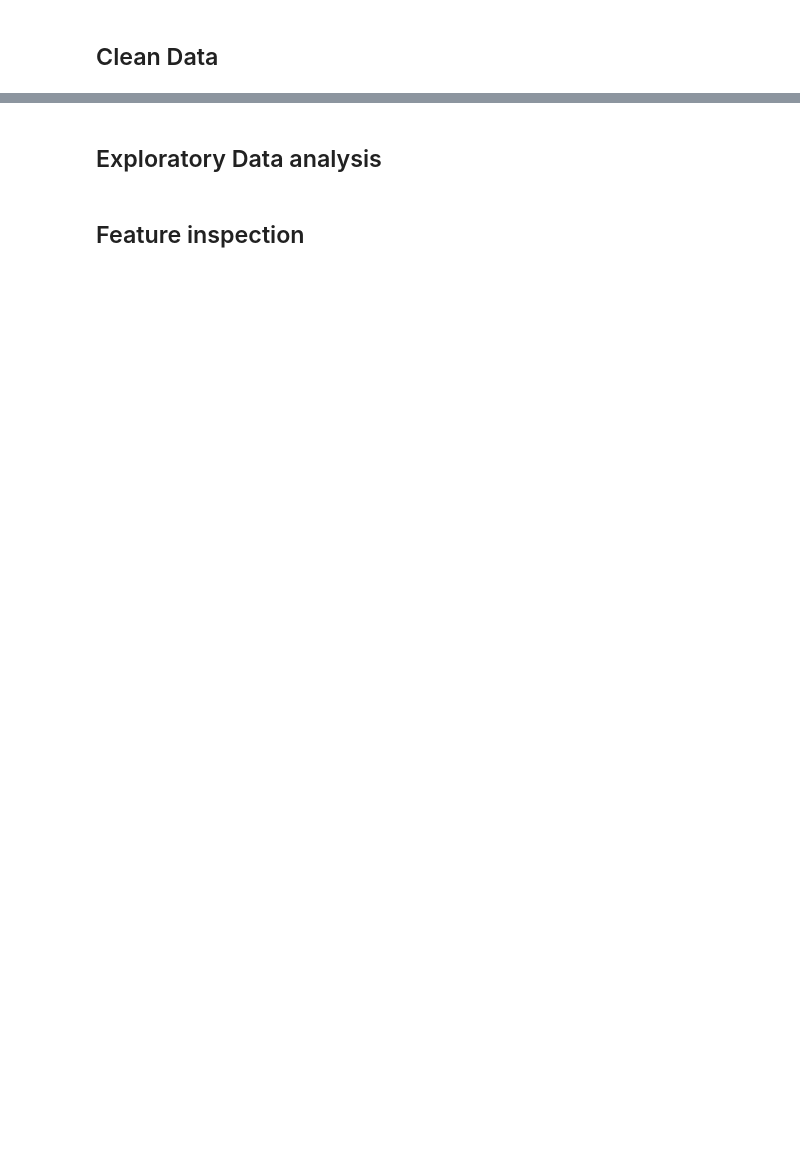
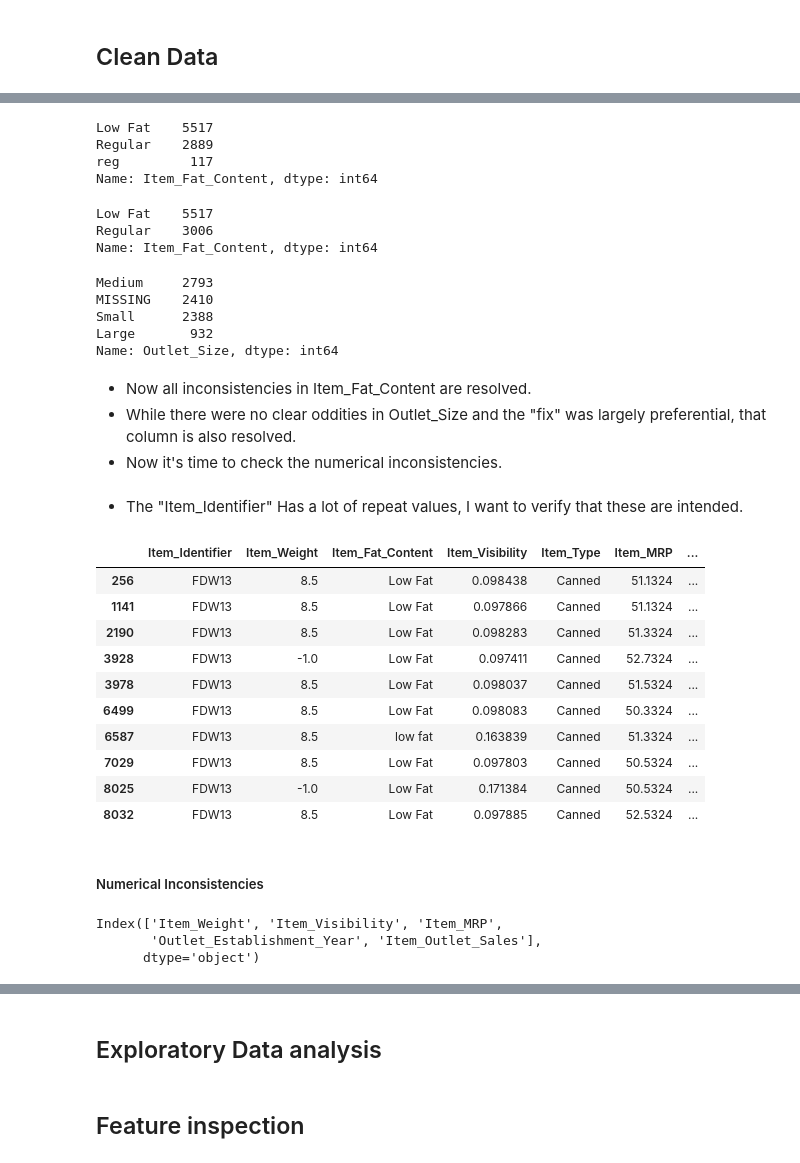
Before and after one commit to ThomasLane1820/Prediction-of-Product-Sales, a Jupyter notebook: Production_of_Product_Sales.ipynb, the cells around one changed output, grey strips where cells are left out. Drawn from its saved outputs; the diff is of its cells as text; code cells hidden in the pictures; blank space fills up the shorter version.

```diff
--- a/Production_of_Product_Sales.ipynb
+++ b/Production_of_Product_Sales.ipynb
@@ -11,0 +109,3 @@
+# %%
+# Replacing the missing "Outlet_Size" values with the placeholder value of "MISSING".
+df['Outlet_Size'] = df["Outlet_Size"].fillna("MISSING")
@@ -11,0 +198,61 @@
+# %%
+# Replacing "LF" and "low fat" with "Low Fat" in Item_Fat_Content.
+df['Item_Fat_Content'] = df['Item_Fat_Content'].replace({'LF': 'Low Fat',
+                                                         'low fat': 'Low Fat'})
+df['Item_Fat_Content'].value_counts()
+# %% [output]
+Low Fat    5517
+Regular    2889
+reg         117
+Name: Item_Fat_Content, dtype: int64
+# %%
+# Replacing "reg" with "Regular".
+df['Item_Fat_Content'] = df['Item_Fat_Content'].replace({'reg': 'Regular'})
+# Ensuring that the oddities are resovled
+df['Item_Fat_Content'].value_counts()
+# %% [output]
+Low Fat    5517
+Regular    3006
+Name: Item_Fat_Content, dtype: int64
+# %%
+# Replacing "High" with "Large" in Outlet_Size for sizing terminology consistency
+df['Outlet_Size'] = df['Outlet_Size'].replace({'High': 'Large'})
+# Ensuring that the oddities are resovled
+df['Outlet_Size'].value_counts()
+# %% [output]
+Medium     2793
+MISSING    2410
+Small      2388
+Large       932
+Name: Outlet_Size, dtype: int64
+# %% [markdown]
+- Now all inconsistencies in Item_Fat_Content are resolved.
+- While there were no clear oddities in Outlet_Size and the "fix" was largely preferential, that column is also resolved.
+- Now it's time to check the numerical inconsistencies.
+# %% [markdown]
+- The "Item_Identifier" Has a lot of repeat values, I want to verify that these are intended.
+# %%
+# Verifying that the duplicate "Item_Identifier" values are unique rather than near copies
+df[df['Item_Identifier'] == 'FDW13']
+# %% [output]
+|  | Item_Identifier | Item_Weight | Item_Fat_Content | Item_Visibility | Item_Type | Item_MRP | ... |
+| 256 | FDW13 | 8.5 | Low Fat | 0.098438 | Canned | 51.1324 | ... |
+| 1141 | FDW13 | 8.5 | Low Fat | 0.097866 | Canned | 51.1324 | ... |
+| 2190 | FDW13 | 8.5 | Low Fat | 0.098283 | Canned | 51.3324 | ... |
+| 3928 | FDW13 | -1.0 | Low Fat | 0.097411 | Canned | 52.7324 | ... |
+| 3978 | FDW13 | 8.5 | Low Fat | 0.098037 | Canned | 51.5324 | ... |
+| 6499 | FDW13 | 8.5 | Low Fat | 0.098083 | Canned | 50.3324 | ... |
+| 6587 | FDW13 | 8.5 | low fat | 0.163839 | Canned | 51.3324 | ... |
+| 7029 | FDW13 | 8.5 | Low Fat | 0.097803 | Canned | 50.5324 | ... |
+| 8025 | FDW13 | -1.0 | Low Fat | 0.171384 | Canned | 50.5324 | ... |
+| 8032 | FDW13 | 8.5 | Low Fat | 0.097885 | Canned | 52.5324 | ... |
+# %% [markdown]
+##### Numerical Inconsistencies
+# %%
+# Saving a list of numerical columns
+num_cols = df.select_dtypes('number').columns
+num_cols
+# %% [output]
+Index(['Item_Weight', 'Item_Visibility', 'Item_MRP',
+       'Outlet_Establishment_Year', 'Item_Outlet_Sales'],
+      dtype='object')
```
Also changed, not shown: parts of 26 cells of this notebook.
